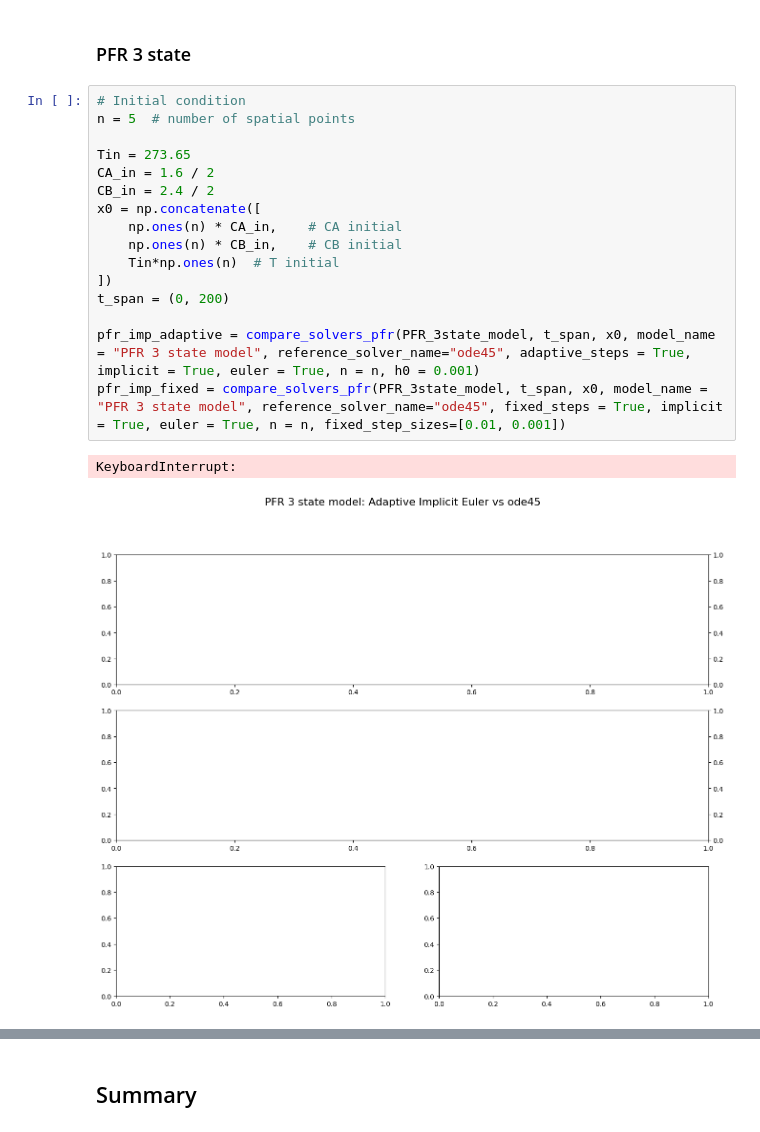
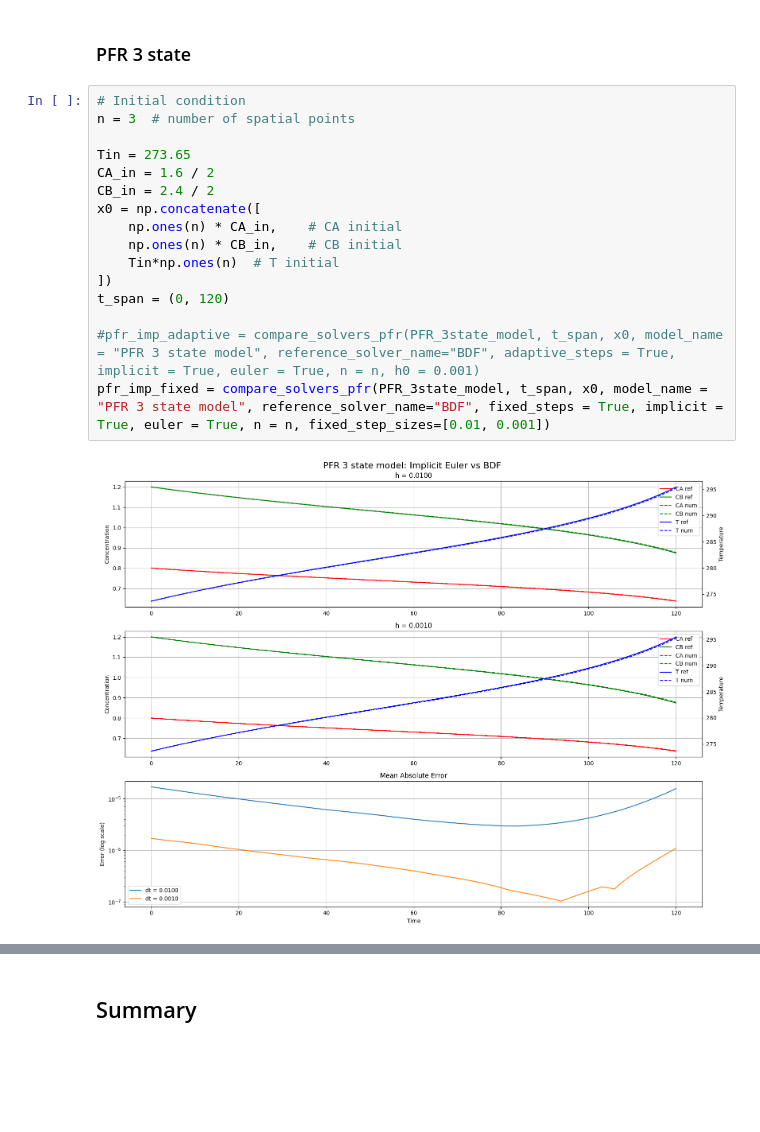
Before and after one commit to EuanCortes/02686-Project, a Jupyter notebook: 03_ImplicitODESolvers.ipynb, the cells around one changed output, grey strips where cells are left out. Drawn from its saved outputs; the diff is of its cells as text; blank space fills up the shorter version.

Commit message:
Final results for implicit solver and ESDIRK

```diff
--- a/03_ImplicitODESolvers.ipynb
+++ b/03_ImplicitODESolvers.ipynb
@@ -89,20 +89,19 @@ cstr_imp_adaptive = compare_solvers_cstr(CSTR_1state_model, t_span, model_name =
 ### PFR 3 state
 # %%
 # Initial condition
-n = 5  # number of spatial points
+n = 3  # number of spatial points
 
 Tin = 273.65
 CA_in = 1.6 / 2
 CB_in = 2.4 / 2
 x0 = np.concatenate([
     np.ones(n) * CA_in,    # CA initial
     np.ones(n) * CB_in,    # CB initial
     Tin*np.ones(n)  # T initial
 ])
-t_span = (0, 200)
+t_span = (0, 120)
 
-pfr_imp_adaptive = compare_solvers_pfr(PFR_3state_model, t_span, x0, model_name = "PFR 3 state model", reference_solver_name="ode45", adaptive_steps = True, implicit = True, euler = True, n = n, h0 = 0.001)
-pfr_imp_fixed = compare_solvers_pfr(PFR_3state_model, t_span, x0, model_name = "PFR 3 state model", reference_solver_name="ode45", fixed_steps = True, implicit = True, euler = True, n = n, fixed_step_sizes=[0.01, 0.001])
+#pfr_imp_adaptive = compare_solvers_pfr(PFR_3state_model, t_span, x0, model_name = "PFR 3 state model", reference_solver_name="BDF", adaptive_steps = True, implicit = True, euler = True, n = n, h0 = 0.001)
+pfr_imp_fixed = compare_solvers_pfr(PFR_3state_model, t_span, x0, model_name = "PFR 3 state model", reference_solver_name="BDF", fixed_steps = True, implicit = True, euler = True, n = n, fixed_step_sizes=[0.01, 0.001])
 # %% [output]
-KeyboardInterrupt:
-[figure, old version]
+[figure, new version]
```
Also changed, not shown: parts of 2 cells of this notebook, 10 other files.
